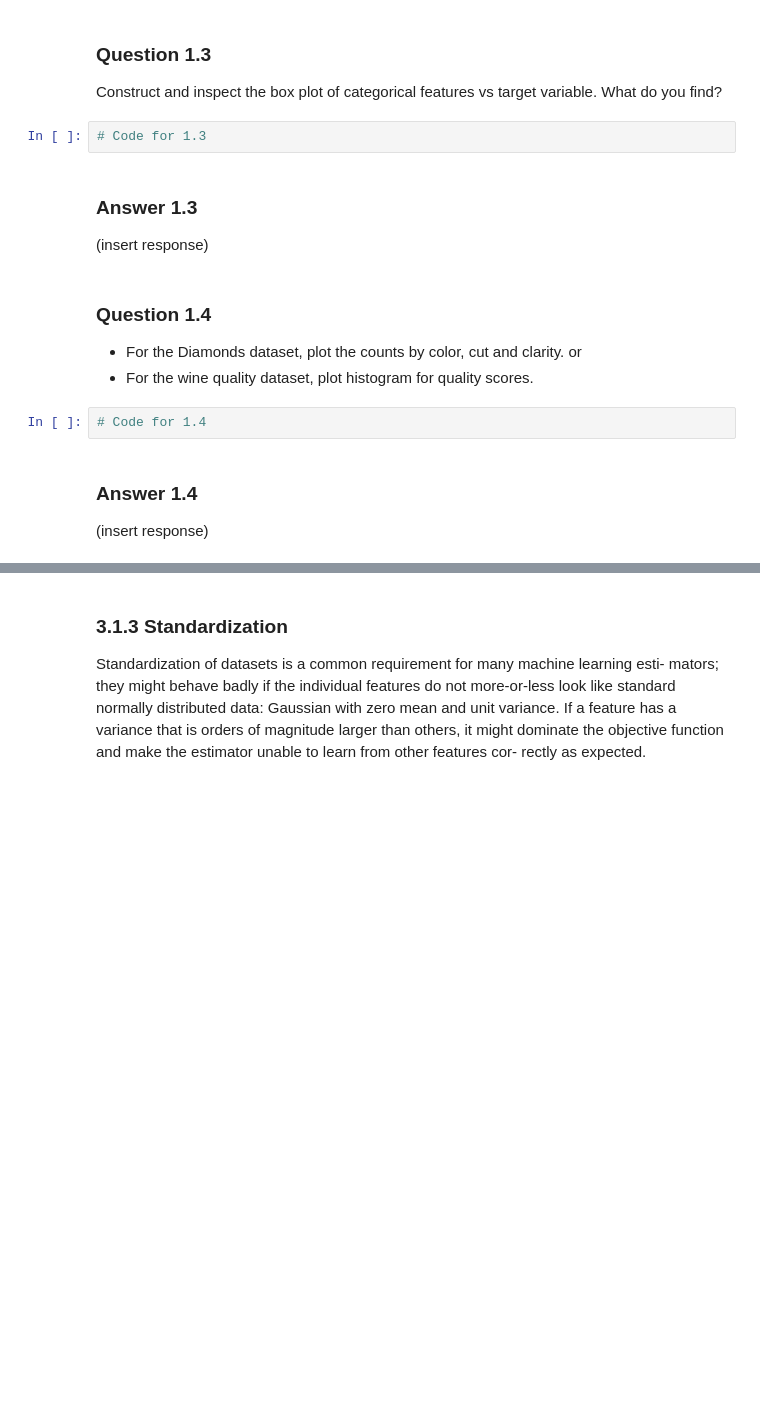
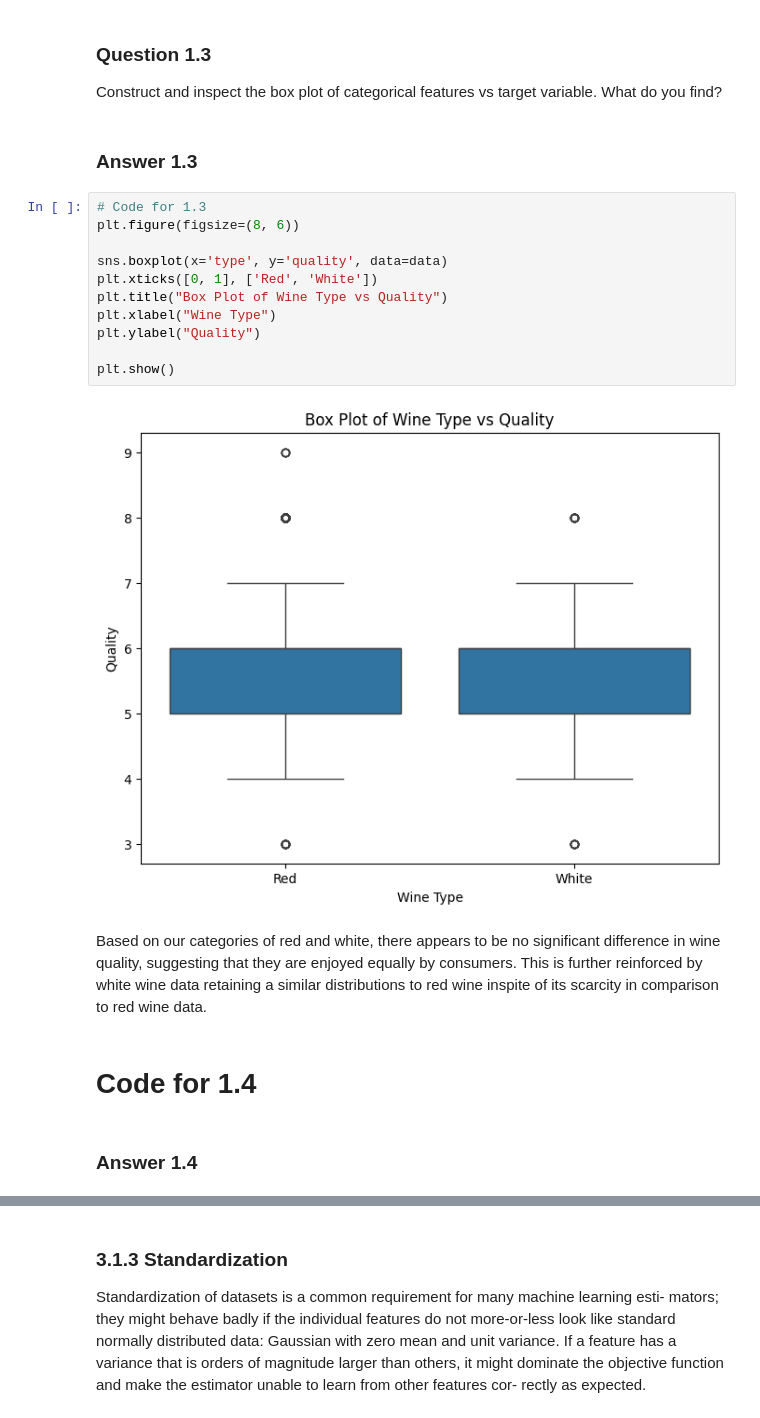
Before and after one commit to kbaseba/219, a Jupyter notebook: Project_4/project_4_code_part_1.ipynb, the cells around one changed output, grey strips where cells are left out. Saved outputs shown, nothing was run; the diff lists cells and outputs as text; blank space fills up the shorter version.

```diff
--- a/Project_4/project_4_code_part_1.ipynb
+++ b/Project_4/project_4_code_part_1.ipynb
@@ -74,17 +153,24 @@ distribution of a feature has high skewness?
 ### Question 1.3
 Construct and inspect the box plot of categorical features vs target variable. What
 do you find?
-# %%
-# Code for 1.3
 # %% [markdown]
 ### Answer 1.3
-(insert response)
-# %% [markdown]
-### Question 1.4
-- For the Diamonds dataset, plot the counts by color, cut and clarity. or
-- For the wine quality dataset, plot histogram for quality scores.
-# %%
-# Code for 1.4
+# %%
+# Code for 1.3
+plt.figure(figsize=(8, 6))
+
+sns.boxplot(x='type', y='quality', data=data)
+plt.xticks([0, 1], ['Red', 'White'])
+plt.title("Box Plot of Wine Type vs Quality")
+plt.xlabel("Wine Type")
+plt.ylabel("Quality")
+
+plt.show()
+# %% [output]
+[figure, added]
+# %% [markdown]
+Based on our categories of red and white, there appears to be no significant difference in wine quality, suggesting that they are enjoyed equally by consumers. This is further reinforced by white wine data retaining a similar distributions to red wine inspite of its scarcity in comparison to red wine data.
+# %% [markdown]
+# Code for 1.4
 # %% [markdown]
 ### Answer 1.4
-(insert response)
```
Also changed, not shown: parts of 80 cells of this notebook, 5 other files.
